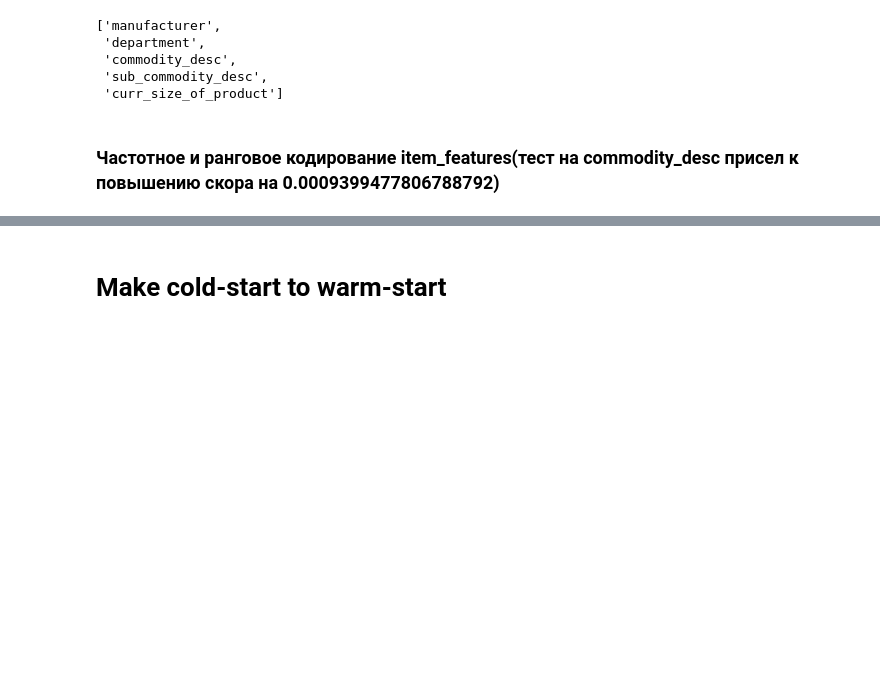
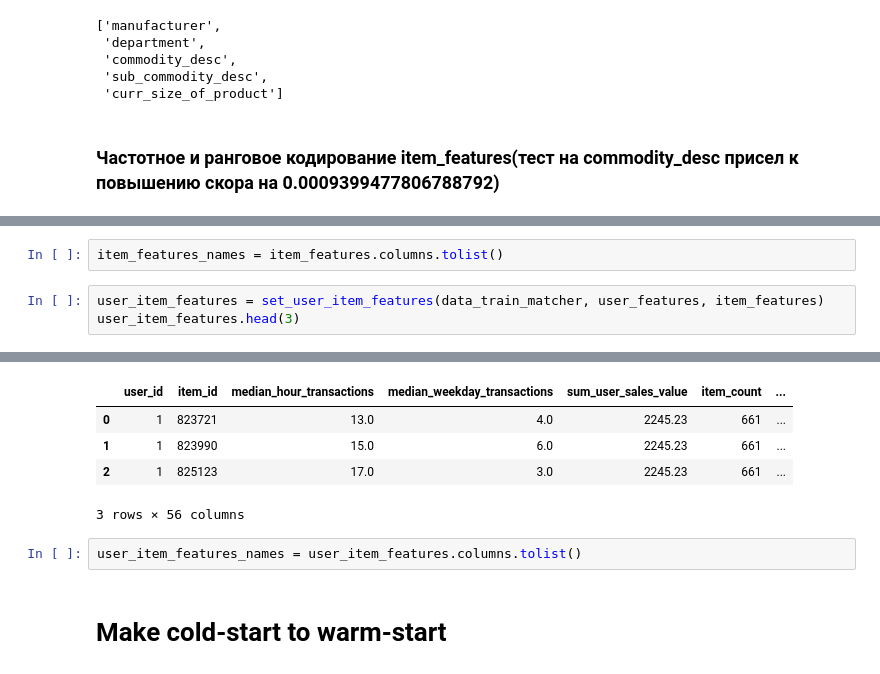
Before and after one commit to OlegRev/recommendation_systems, a Jupyter notebook: course_project.ipynb, the cells around one changed output, grey strips where cells are left out. Saved outputs shown, nothing was run; the diff lists cells and outputs as text; blank space fills up the shorter version.

```diff
--- a/course_project.ipynb
+++ b/course_project.ipynb
@@ -457,3 +457,9 @@ item_features.head(3)
 | 0 | 25671 | 2 | GROCERY | 1 | FRZN ICE | ICE - CRUSHED/CUBED | 22 LB | ... |
 | 1 | 26081 | 2 | MISC. TRANS. | 1 | NO COMMODITY DESCRIPTION | NO SUBCOMMODITY DESCRIPTION |  | ... |
 | 2 | 26093 | 69 | PASTRY | 0 | BREAD | BREAD:ITALIAN/FRENCH |  | ... |
+# %%
+item_features_names = item_features.columns.tolist()
+# %%
+user_item_features = set_user_item_features(data_train_matcher, user_features, item_features)
+user_item_features.head(3)
+# %% [output]
@@ -460,3 +467,10 @@ item_features.head(3)
+|  | user_id | item_id | median_hour_transactions | median_weekday_transactions | sum_user_sales_value | item_count | ... |
+| 0 | 1 | 823721 | 13.0 | 4.0 | 2245.23 | 661 | ... |
+| 1 | 1 | 823990 | 15.0 | 6.0 | 2245.23 | 661 | ... |
+| 2 | 1 | 825123 | 17.0 | 3.0 | 2245.23 | 661 | ... |
+3 rows × 56 columns
+# %%
+user_item_features_names = user_item_features.columns.tolist()
 # %% [markdown]
 # Make cold-start to warm-start
 # %%
```
Also changed, not shown: parts of 97 cells of this notebook, 1 other file.
